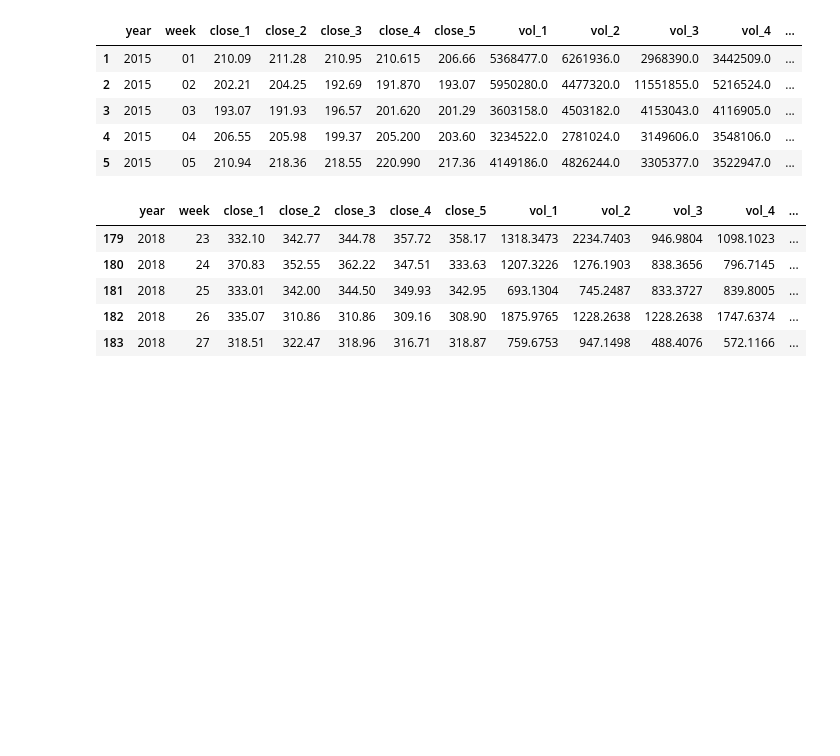
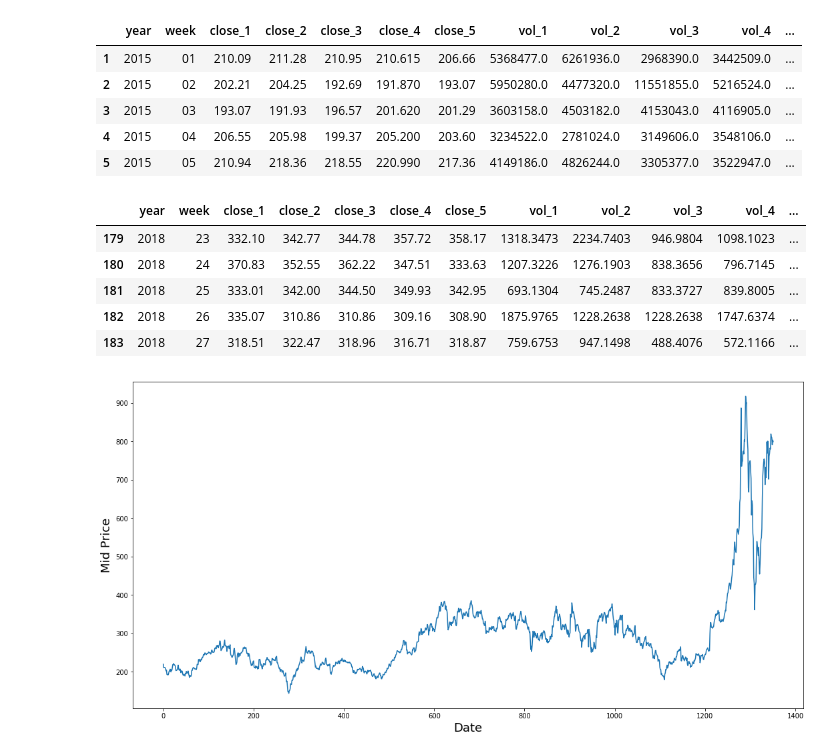
Before and after one commit to Kirsten-Tsai/NewsAndStocks, a Jupyter notebook: Stocks.ipynb, the cells around one changed output. Cells and saved outputs as stored; diff of their text form; code cells hidden in the pictures; blank space fills up the shorter version.

```diff
--- a/Stocks.ipynb
+++ b/Stocks.ipynb
@@ -12,7 +12,6 @@ pd.set_option('display.max_columns', 500)
 # %%
 config = {}
 config['session'] = True
-config['api_key'] = "2297e7c3e8309187d369fec99309f7d4ea1b5887"
 # %%
 client = TiingoClient(config)
 # %%
@@ -205,0 +207,10 @@ merged.to_csv('./Data/Tesla/Content/AllDataMerged.csv', index=False)
+# %%
+tmp = close_history[['date', 'close']].set_index('date')
+# %%
+plt.figure(figsize = (18,9))
+plt.plot(range(tmp.shape[0]),tmp['close'])
+plt.xlabel('Date',fontsize=18)
+plt.ylabel('Mid Price',fontsize=18)
+plt.show()
+# %% [output]
+[figure, added]
```
Also changed, not shown: parts of 1 cell of this notebook, 1 other file.
